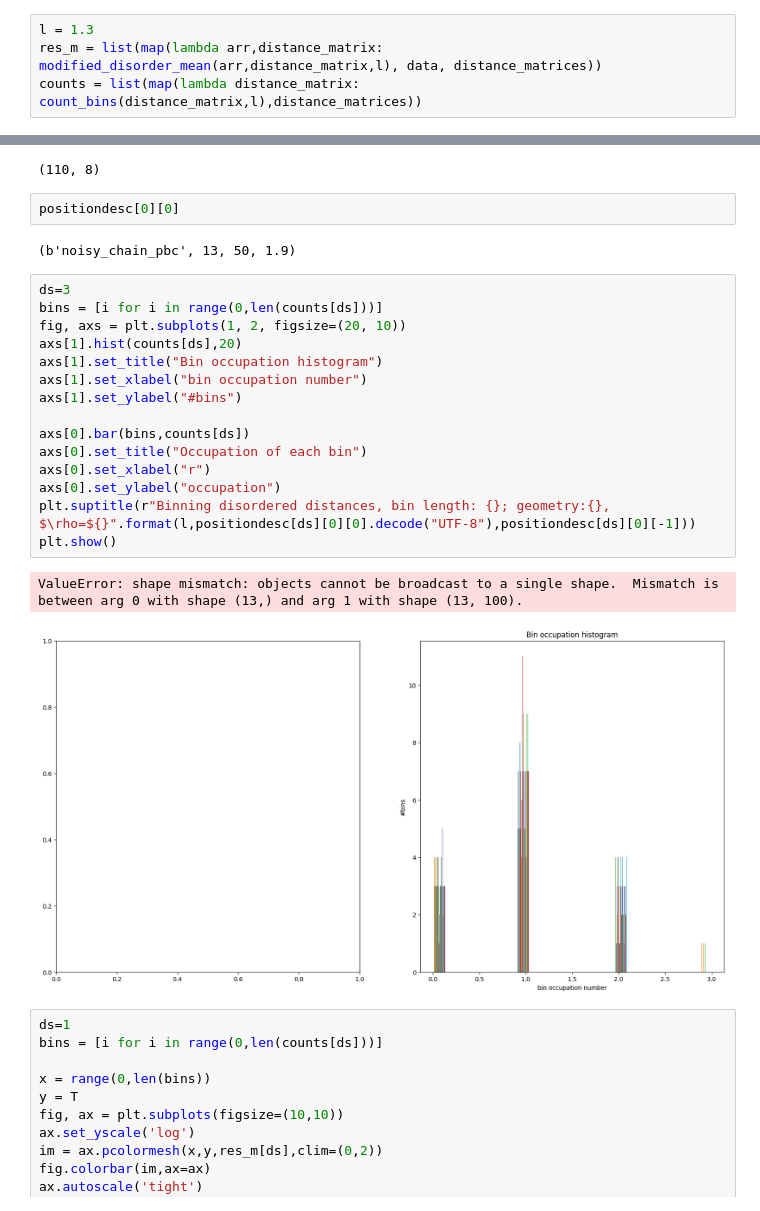
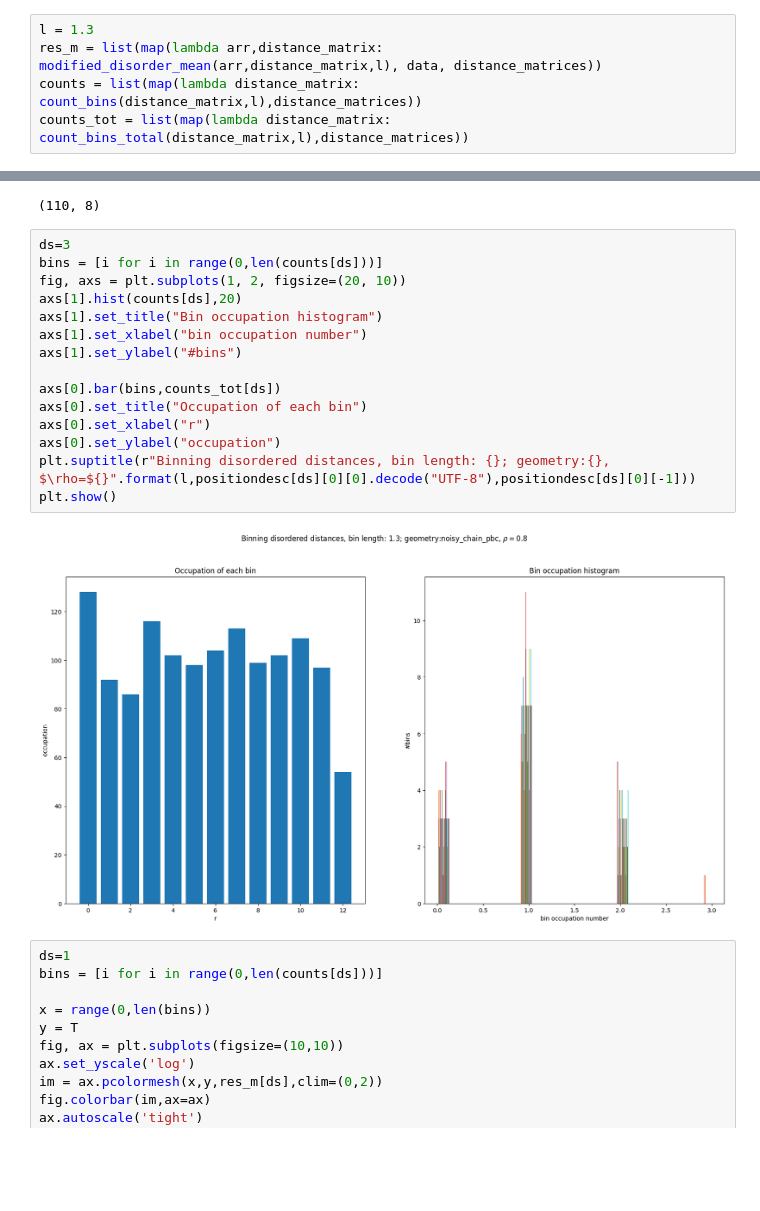
Before and after one commit to mkm2/WorkingFolder, a Jupyter notebook: exactdiag_rp/Visualisation_PD.ipynb, the cells around one changed output, grey strips where cells are left out. Cells and saved outputs as stored; diff of their text form; blank space fills up the shorter version.

```diff
--- a/exactdiag_rp/Visualisation_PD.ipynb
+++ b/exactdiag_rp/Visualisation_PD.ipynb
@@ -176,32 +176,28 @@ Jm=np.mean([np.median(J[:,:,i].diagonal(1)) for i in range(0,100)])
 l = 1.3
 res_m = list(map(lambda arr,distance_matrix: modified_disorder_mean(arr,distance_matrix,l), data, distance_matrices))
 counts = list(map(lambda distance_matrix: count_bins(distance_matrix,l),distance_matrices))
+counts_tot = list(map(lambda distance_matrix: count_bins_total(distance_matrix,l),distance_matrices))
 # %%
 res_m[1].shape
 # %% [output]
 (110, 8)
-# %%
-positiondesc[0][0]
-# %% [output]
-(b'noisy_chain_pbc', 13, 50, 1.9)
 # %%
 ds=3
 bins = [i for i in range(0,len(counts[ds]))]
 fig, axs = plt.subplots(1, 2, figsize=(20, 10))
 axs[1].hist(counts[ds],20)
 axs[1].set_title("Bin occupation histogram")
 axs[1].set_xlabel("bin occupation number")
 axs[1].set_ylabel("#bins")
 
-axs[0].bar(bins,counts[ds])
+axs[0].bar(bins,counts_tot[ds])
 axs[0].set_title("Occupation of each bin")
 axs[0].set_xlabel("r")
 axs[0].set_ylabel("occupation")
 plt.suptitle(r"Binning disordered distances, bin length: {}; geometry:{}, $\rho=${}".format(l,positiondesc[ds][0][0].decode("UTF-8"),positiondesc[ds][0][-1]))
 plt.show()
 # %% [output]
-ValueError: shape mismatch: objects cannot be broadcast to a single shape.  Mismatch is between arg 0 with shape (13,) and arg 1 with shape (13, 100).
-[figure, old version]
+[figure, new version]
 # %%
 ds=1
 bins = [i for i in range(0,len(counts[ds]))]
```
Also changed, not shown: 7 other files.
